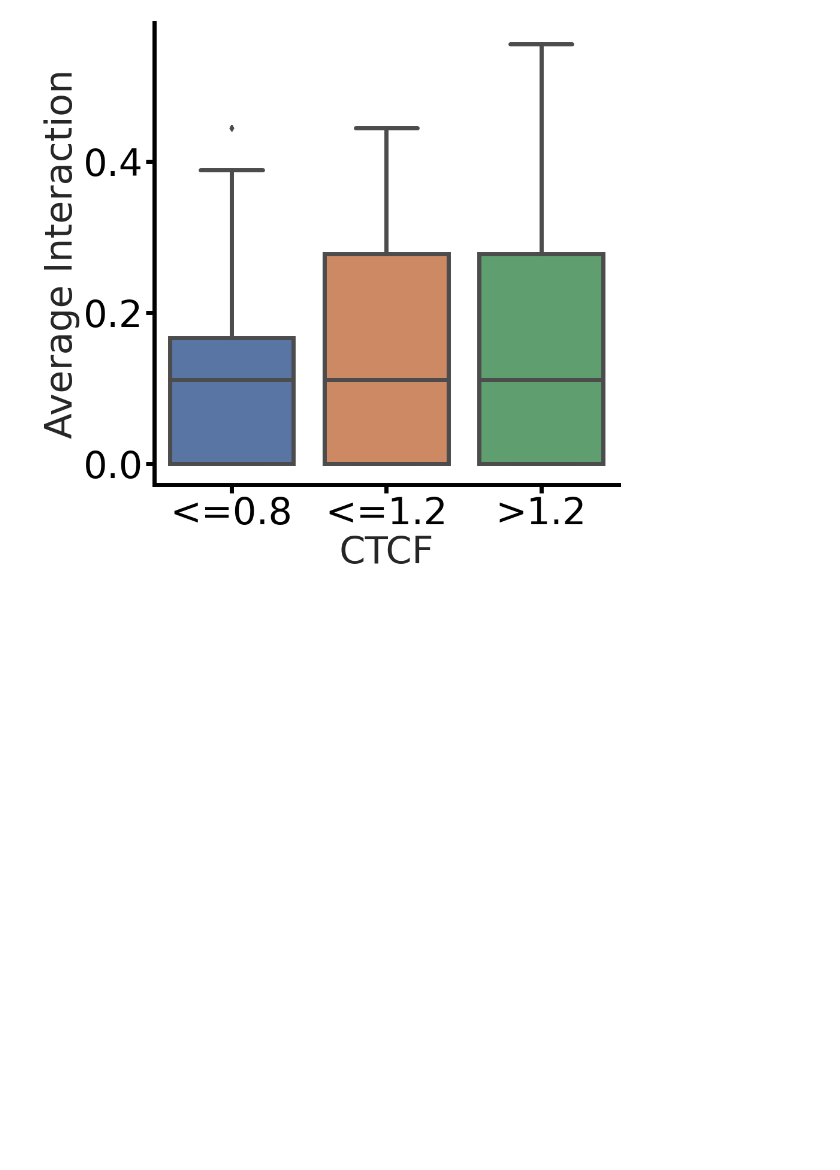
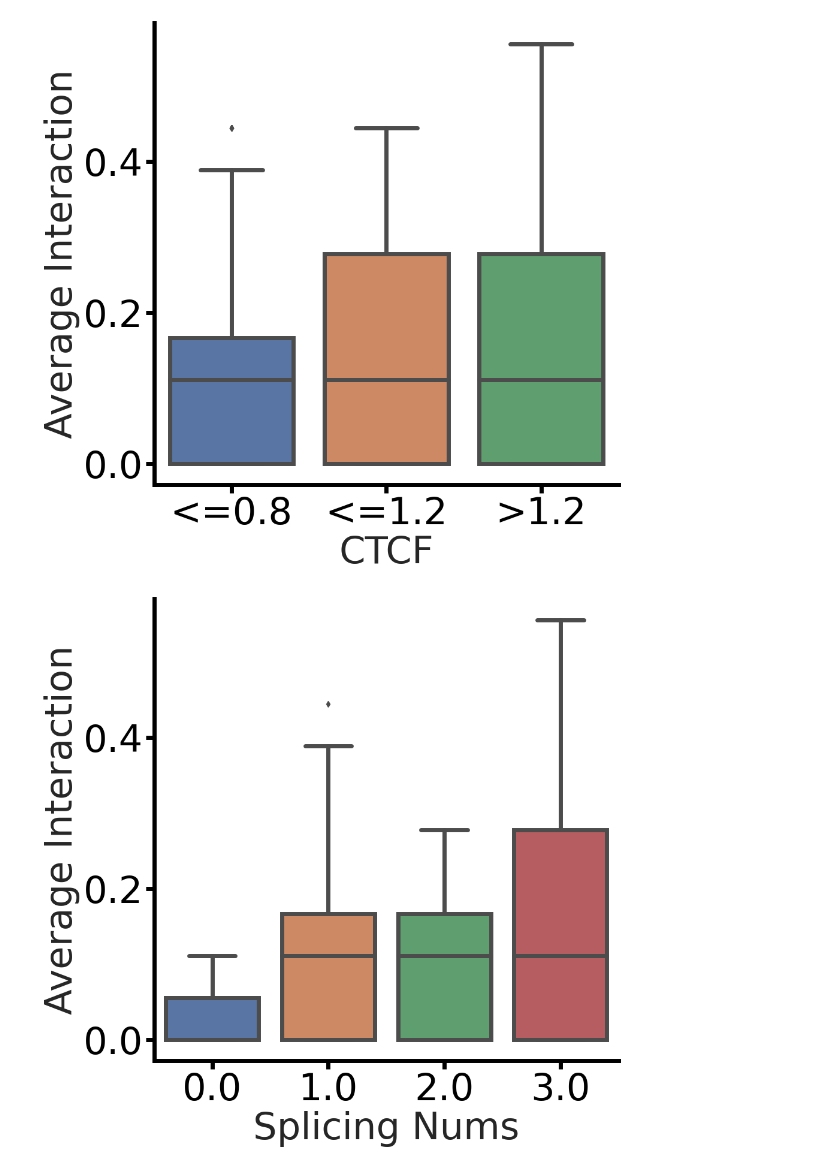
Before and after one commit to 4dglab/SEE, a Jupyter notebook: analyse/quality/Landmark position-SLC1A2.ipynb, the cells around one changed output. Saved outputs shown, nothing was run; the diff lists cells and outputs as text; code cells hidden in the pictures; blank space fills up the shorter version.

```diff
--- a/analyse/quality/Landmark position-SLC1A2.ipynb
+++ b/analyse/quality/Landmark position-SLC1A2.ipynb
@@ -537,32 +577,86 @@ plt.show()
 # %% [output]
 [figure]
 # %%
+_gene = transcript_info[transcript_info['gene_name']==genename]
+chrom = _gene['chrom'].values[0]
+start = int(_gene['start'].min()/resolution)
+end = int(_gene['end'].max()/resolution)
+
 x = []
 nums = 0
 for p in range(len(preds)):
     if eval_set[p]['cell_type'] != 'Astro':
         continue
     nums += 1
     pred = array2mat(preds[p]['target'])
     for i in range(pred.shape[0]):
         _test = pred[i].copy()
         _test[i] = 0
         x.append(_test.mean())
 
-y = np.zeros(array2mat(preds[0]['target']).shape[0])
-for slicing in pd.read_csv('/lmh_data/work/SUPPA/result/SLC1A2_all.ioe', sep='\t')['event_id'].str.split(':'):
-    _start, _end = None, None
-    for i in range(2, len(slicing) - 1):
-        _split = slicing[i].split('-')
-        if len(_split) == 1:
-            __start, __end = int(_split[0]), int(slicing[i].split('-')[0])
+y = np.zeros(_mat.shape[0])
+splicings = pd.DataFrame()
+for root, dirs, files in os.walk("/data/liminghong/sclab/sclab/random_test/SUPPA"):
+    for file in files:
+        if file.startswith(genename) and file.endswith(".ioe"):
+            splicing = pd.read_csv(os.path.join(root, file), sep='\t')
+            if splicing.shape[0] == 0:
+                continue
+            splicing.loc[:, "event"] = file.split('_')[1]
+            splicings = pd.concat([splicings, splicing])
+for event in splicings["event"].unique():
+    splicing = splicings[splicings["event"]==event]
+    for _splicing_info in splicing['event_id'].str.split(':|-'):
+        if event == "SE":
+            _start, _end = [int(i) for i in _splicing_info[3:5]]
+            _start, _end = int(_start / resolution) - start, int(_end / resolution) - start
+        elif event == "MX":
+            _start, _end = [int(i) for i in [_splicing_info[3], _splicing_info[8]]]
+            _start, _end = int(_start / resolution) - start, int(_end / resolution) - start
+        elif event == "A5":
+            _start, _end = [int(i) for i in [start * resolution, _splicing_info[2]]]
+            _start, _end = int(_start / resolution) - start, int(_end / resolution) - start
+        elif event == "A3":
+            _start, _end = [int(i) for i in [_splicing_info[3], end * resolution]]
+            _start, _end = int(_start / resolution) - start, int(_end / resolution) - start
+        elif event == "RI":
+            _start, _end = [int(i) for i in _splicing_info[3:5]]
+            _start, _end = int(_start / resolution) - start, int(_end / resolution) - start
+        elif event == "AF":
+            _start, _end = [int(i) for i in [_splicing_info[2], _splicing_info[6]]]
+            _start, _end = int(_start / resolution) - start, int(_end / resolution) - start
+        elif event == "AL":
+            _start, _end = [int(i) for i in [_splicing_info[3], _splicing_info[7]]]
+            _start, _end = int(_start / resolution) - start, int(_end / resolution) - start
+
+        if _start < 0 or _end > y.shape[0]:
+            continue
+        if _start == _end:
+            y[_start] += 1
         else:
-            __start, __end = int(_split[0]), int(slicing[i].split('-')[1])
-        _start = __start if _start is None else min(__start, _start)
-        _end = __end if _end is None else max(__end, _end)
-    _left, _right = int((_start - start)/10000), int((_end - start)/10000)
-    if _left == _right:
-        y[_left] += 1
-    else:
-        y[_left:_right] += 1
+            y[_start:_end+1] += 1
 y = y.repeat(nums).reshape(-1, nums).T.reshape(-1)
+
+set_plt(figsize=(10, 10))
+sns.set_theme(style="whitegrid")
+
+fig, ax = plt.subplots()
+
+data = pd.DataFrame([x, y]).T
+data.loc[data[1]==0, 'category'] = 0
+data.loc[data[1]==1, 'category'] = 1
+data.loc[data[1]==2, 'category'] = 2
+data.loc[data[1]==3, 'category'] = 3
+
+ax = sns.boxplot(x="category", y=0, data=data, linewidth=figure_size['very_small'])
+
+set_Border(plt.gca())
+plt.tick_params(colors='black', bottom=True, left=True, labelsize=figure_size['ultra'])
+plt.grid(False)
+
+plt.xlabel("Splicing Nums", fontsize=figure_size['ultra'])
+plt.ylabel("Average Interaction", fontsize=figure_size['ultra'])
+plt.savefig('../figure_file/Interaction VS Splice(SingleCell).pdf', format='pdf', bbox_inches='tight')
+plt.show()
+# %% [output]
+[figure, added]
```
Also changed, not shown: parts of 11 cells of this notebook, 29 other files.
